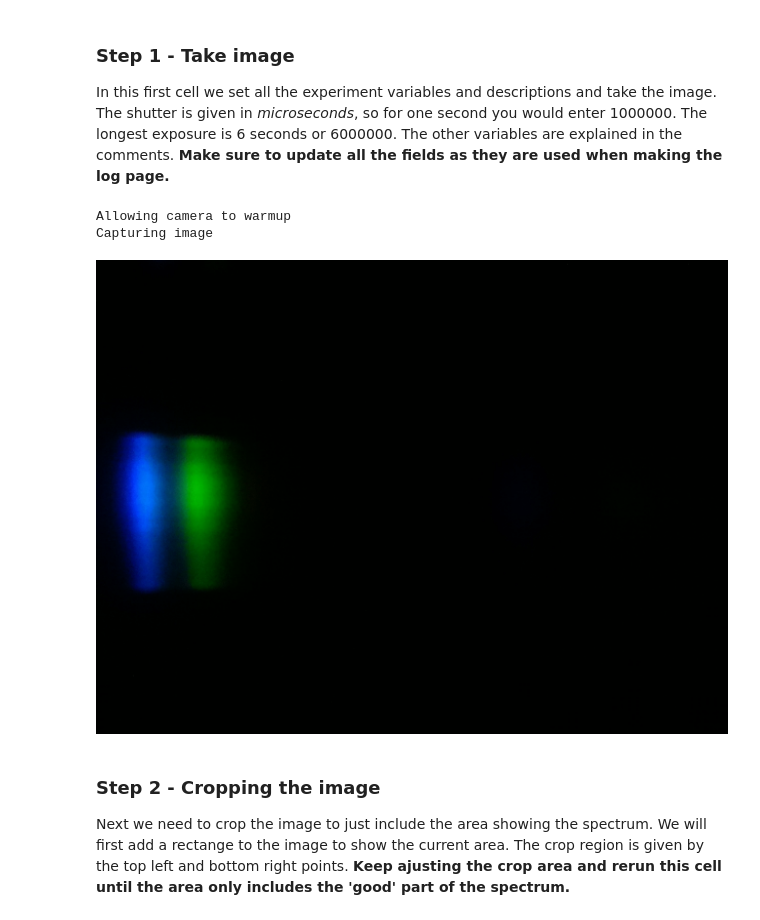
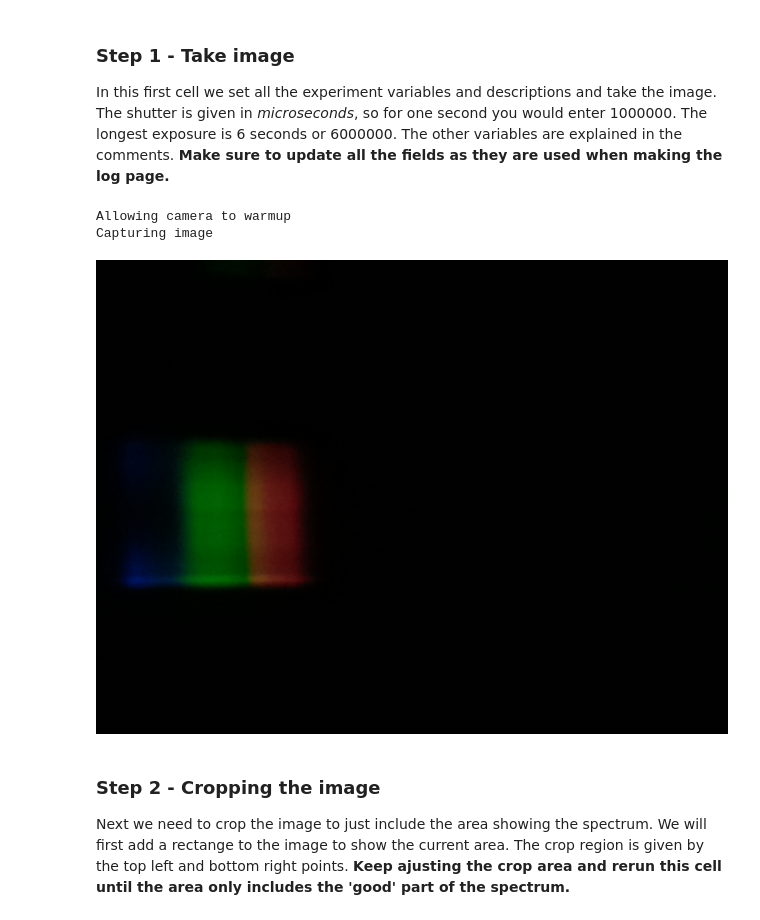
Before and after one commit to orcsgirls/LegoSpectrometer, a Jupyter notebook: SpectrometerControl.ipynb, the cells around one changed output. Drawn from its saved outputs; the diff is of its cells as text; code cells hidden in the pictures.

```diff
--- a/SpectrometerControl.ipynb
+++ b/SpectrometerControl.ipynb
@@ -201,22 +201,22 @@ pixels.fill((0,200,255))
 # %%
 # Change these to match your experiment
 
-lightSource        = "NeoPixel (0,200,255)"
+lightSource        = "NeoPixel (255,255,255) - white"
 scientistName      = "Thomas P"
 transmissionSample = "None"
 experimentNotes    = '''
 Tracking paper between light entrance slit.
 <b>Small slit.</b>
 '''
 measurementTaken = strftime("%Y%m%d-%H%M%S")
 
 # Exposure time
-shutter = 50000
+shutter = 1000000
 
 # Take the image, save and display
 raw = takePicture(shutter)
 raw
 # %% [output]
 Allowing camera to warmup
 Capturing image
-[figure, old version]
+[figure, new version]
```
Also changed, not shown: parts of 14 cells of this notebook, 3 other files.
